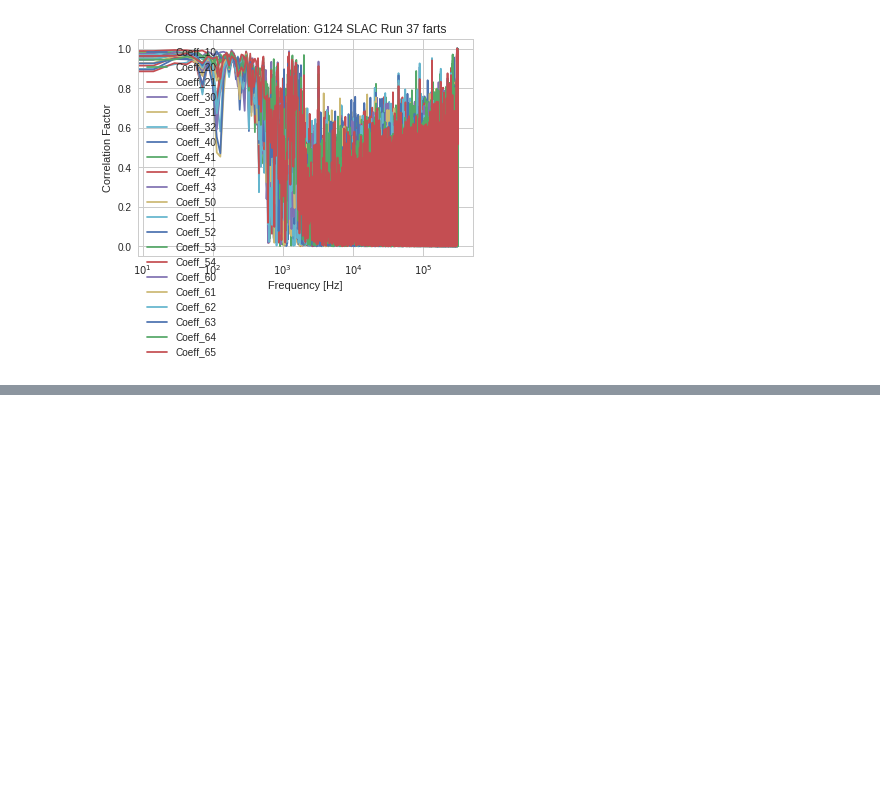
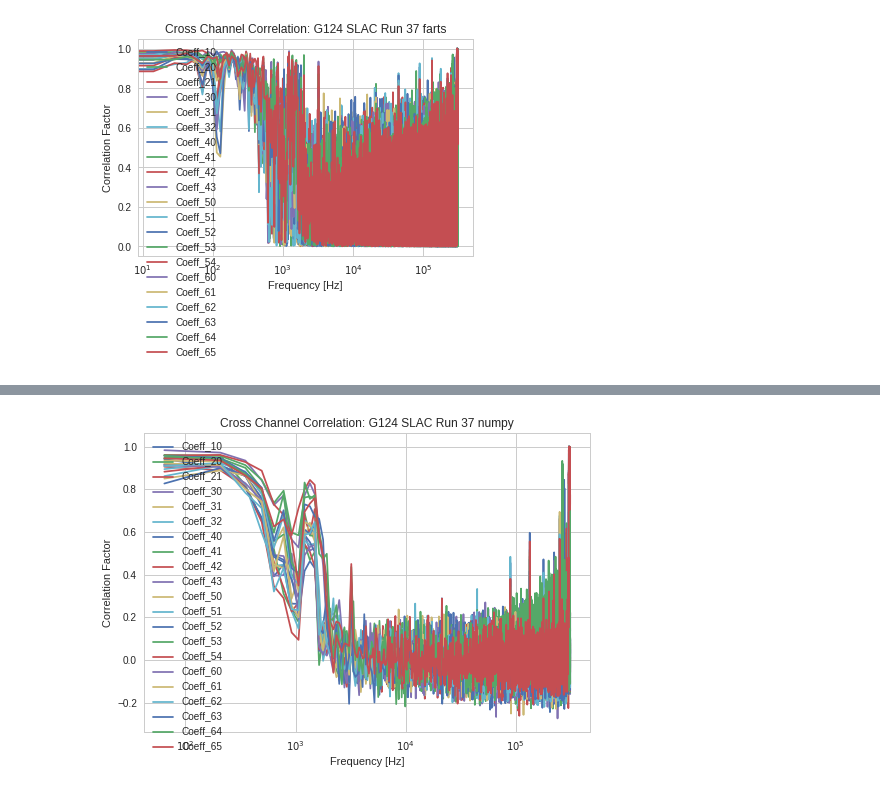
Before and after one commit to cwfink/Fink_ay250_homework, a Jupyter notebook: final_project/noise_class_notebook.ipynb, the cells around one changed output, grey strips where cells are left out. Saved outputs shown, nothing was run; the diff lists cells and outputs as text; code cells hidden in the pictures; blank space fills up the shorter version.

```diff
--- a/final_project/noise_class_notebook.ipynb
+++ b/final_project/noise_class_notebook.ipynb
@@ -134,39 +257,0 @@ for ichan, PSD in enumerate(g124_noise.imag_PSD):
-# %%
-def print_correlations(freq, CorrCoeff,titleStr, ds=1):
-
-
-    nRow = len(CorrCoeff)
-    nLen = len(CorrCoeff[0][0])
-
-
-
-    title = 'Cross Channel Correlation: G124 SLAC Run 37 ' + titleStr
-    plt.figure()
-    plt.title(title)
-
-    #freq_trunc = freqs#[:nLen/2]
-    freq_trunc = freq#[:nLen/2]
-    #print(freq)
-
-
-    for iRow in range(nRow):
-        for jColumn in range(nRow):
-
-            if iRow > jColumn:
-
-                label = 'Coeff_' + str(iRow) + str(jColumn)
-                #print('x shape: {}'.format(freq_trunc.shape))
-                #print('y shape: {}'.format(CorrCoeff[iRow][jColumn].shape))
-
-                #plt.plot(freq_trunc, np.abs(corr_coeff[iRow][jColumn][:nLen/2]), label = label)
-                #plt.plot(downsample(freq_trunc,ds), downsample(np.abs(CorrCoeff[iRow][jColumn]),ds), label = label)
-                plt.plot(freq_trunc, np.abs(CorrCoeff[iRow][jColumn]), label = label)
-    plt.legend(loc = 'best')
-    #plt.grid()
-    plt.xscale('log')
-    #plt.ylim(0,1)
-    #plt.xlim(10 , 3e5)
-    plt.xlabel('Frequency [Hz]')
-    plt.ylabel('Correlation Factor')
-    #plt.savefig(pathSave+ 'Figs/Corr_coeff_' + titleStr + '.png')
-    plt.show()
@@ -190,0 +348,4 @@ print_correlations(g124_noise.freqs, g124_noise.corrCoeff,titleStr = 'numpy', ds
+# %%
+print_correlations(g124_noise.freqs, g124_noise.corrCoeff,titleStr = 'numpy', ds=10)
+# %% [output]
+[figure, added]
```
Also changed, not shown: parts of 12 cells of this notebook.
